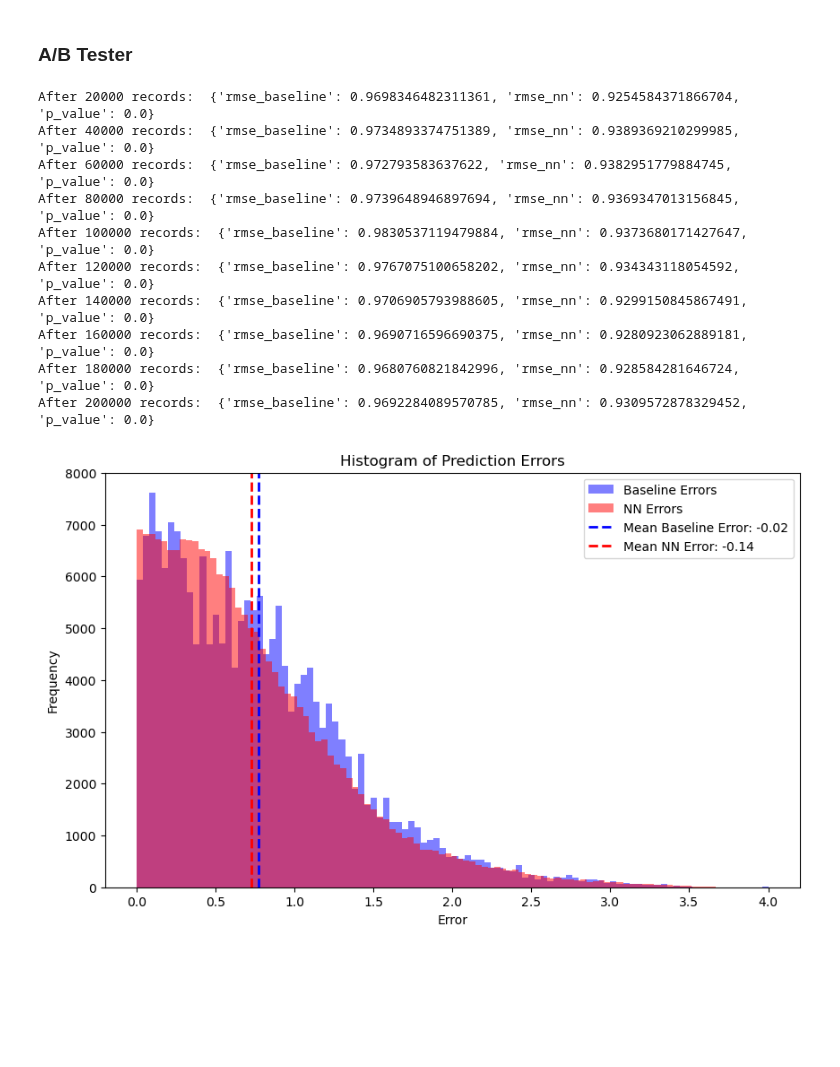
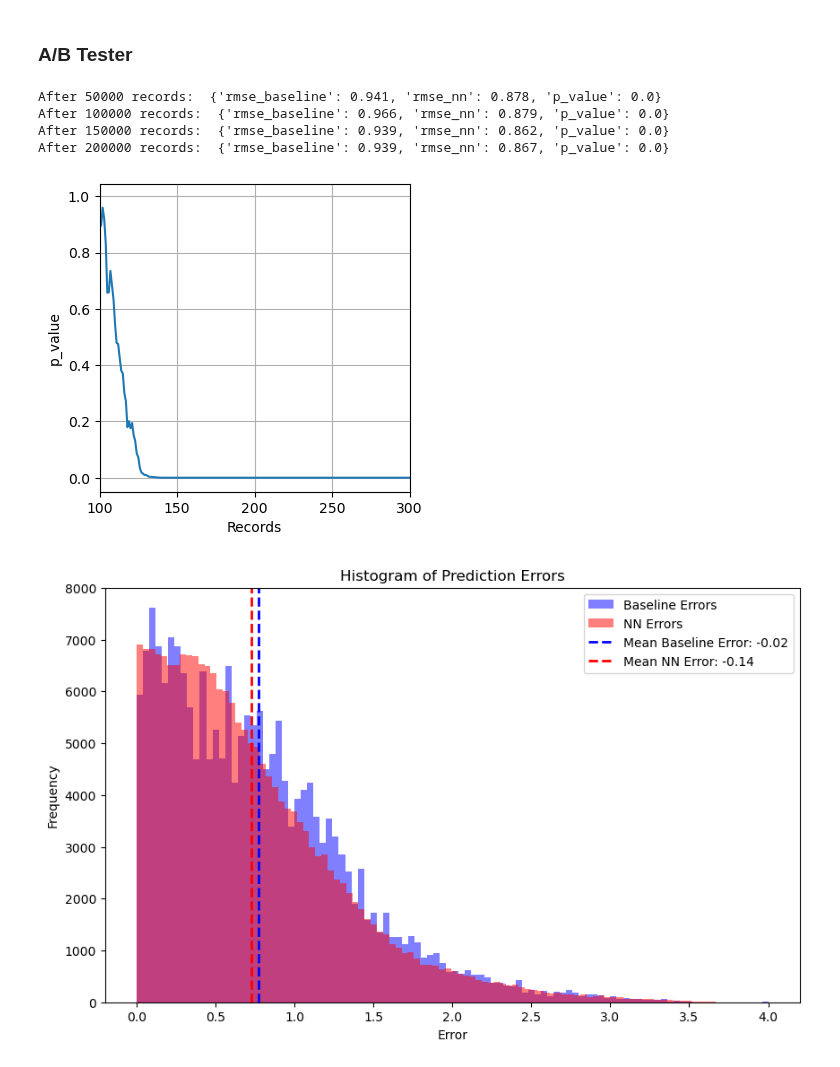
Before and after one commit to starovit/ucu-recsys-movielens, a Jupyter notebook: experiments/5_ab_test_online/ab_online_baseline_nn.ipynb, the cells around one changed output. Cells and saved outputs as stored; diff of their text form; code cells hidden in the pictures; blank space fills up the shorter version.

Commit message:
ab baseline mm

```diff
--- a/experiments/5_ab_test_online/ab_online_baseline_nn.ipynb
+++ b/experiments/5_ab_test_online/ab_online_baseline_nn.ipynb
@@ -71,29 +73,31 @@ class IncrementalABTester:
         self.true_ratings = np.array([])
         self.predictions_baseline = np.array([])
         self.predictions_nn = np.array([])
+        self.p_hist = []
 
     def add_data(self, true_rating, prediction_baseline, prediction_nn):
         self.true_ratings = np.append(self.true_ratings, true_rating)
         self.predictions_baseline = np.append(self.predictions_baseline, prediction_baseline)
         self.predictions_nn = np.append(self.predictions_nn, prediction_nn)
 
-    def rmse(self, predictions):
-        return np.sqrt(np.mean((self.true_ratings - predictions) ** 2))
+    def mse(self, predictions):
+        return np.mean((self.true_ratings - predictions) ** 2)
 
     def run_tests(self):
-        rmse_baseline = self.rmse(self.predictions_baseline)
-        rmse_nn = self.rmse(self.predictions_nn)
+        rmse_baseline = self.mse(self.predictions_baseline)
+        rmse_nn = self.mse(self.predictions_nn)
 
         # Conduct a paired t-test if we have enough data
         if len(self.true_ratings) > 1:
             _, p_value = stats.ttest_rel(self.predictions_baseline, self.predictions_nn)
         else:
             p_value = np.nan  # Not enough data to test
+        self.p_hist.append(p_value)
 
         results = {
-            'rmse_baseline': rmse_baseline,
-            'rmse_nn': rmse_nn,
-            'p_value': p_value
+            'rmse_baseline': round(rmse_baseline,3),
+            'rmse_nn': round(rmse_nn,3),
+            'p_value': round(p_value,3)
         }
 
         return results
@@ -103,18 +107,23 @@ tester = IncrementalABTester()
 for true, baseline, nn in zip(true_ratings, predicted_scores_baseline,
                               predicted_scores_nn):
     tester.add_data(true, baseline, nn)
-    if len(tester.true_ratings) % 20000 == 0:  # Periodic testing, e.g., every 5 records
+    if len(tester.true_ratings) % 10 == 0:  # Periodic testing, e.g., every 10 record
         results = tester.run_tests()
+    if len(tester.true_ratings) % 50000 == 0:
         print(f"After {len(tester.true_ratings)} records: ", results)
 # %% [output]
-After 20000 records:  {'rmse_baseline': 0.9698346482311361, 'rmse_nn': 0.9254584371866704, 'p_value': 0.0}
-After 40000 records:  {'rmse_baseline': 0.9734893374751389, 'rmse_nn': 0.9389369210299985, 'p_value': 0.0}
-After 60000 records:  {'rmse_baseline': 0.972793583637622, 'rmse_nn': 0.9382951779884745, 'p_value': 0.0}
-After 80000 records:  {'rmse_baseline': 0.9739648946897694, 'rmse_nn': 0.9369347013156845, 'p_value': 0.0}
-After 100000 records:  {'rmse_baseline': 0.9830537119479884, 'rmse_nn': 0.9373680171427647, 'p_value': 0.0}
-After 120000 records:  {'rmse_baseline': 0.9767075100658202, 'rmse_nn': 0.934343118054592, 'p_value': 0.0}
-After 140000 records:  {'rmse_baseline': 0.9706905793988605, 'rmse_nn': 0.9299150845867491, 'p_value': 0.0}
-After 160000 records:  {'rmse_baseline': 0.9690716596690375, 'rmse_nn': 0.9280923062889181, 'p_value': 0.0}
-After 180000 records:  {'rmse_baseline': 0.9680760821842996, 'rmse_nn': 0.928584281646724, 'p_value': 0.0}
-After 200000 records:  {'rmse_baseline': 0.9692284089570785, 'rmse_nn': 0.9309572878329452, 'p_value': 0.0}
+After 50000 records:  {'rmse_baseline': 0.941, 'rmse_nn': 0.878, 'p_value': 0.0}
+After 100000 records:  {'rmse_baseline': 0.966, 'rmse_nn': 0.879, 'p_value': 0.0}
+After 150000 records:  {'rmse_baseline': 0.939, 'rmse_nn': 0.862, 'p_value': 0.0}
+After 200000 records:  {'rmse_baseline': 0.939, 'rmse_nn': 0.867, 'p_value': 0.0}
+# %%
+plt.figure(figsize=(4,4))
+plt.plot(tester.p_hist)
+plt.xlim(100, 300)
+plt.xlabel("Records")
+plt.ylabel("p_value")
+plt.grid(0.3)
+plt.show()
+# %% [output]
+[figure, added]
 # %%
```
Also changed, not shown: parts of 2 cells of this notebook, 3 other files.
